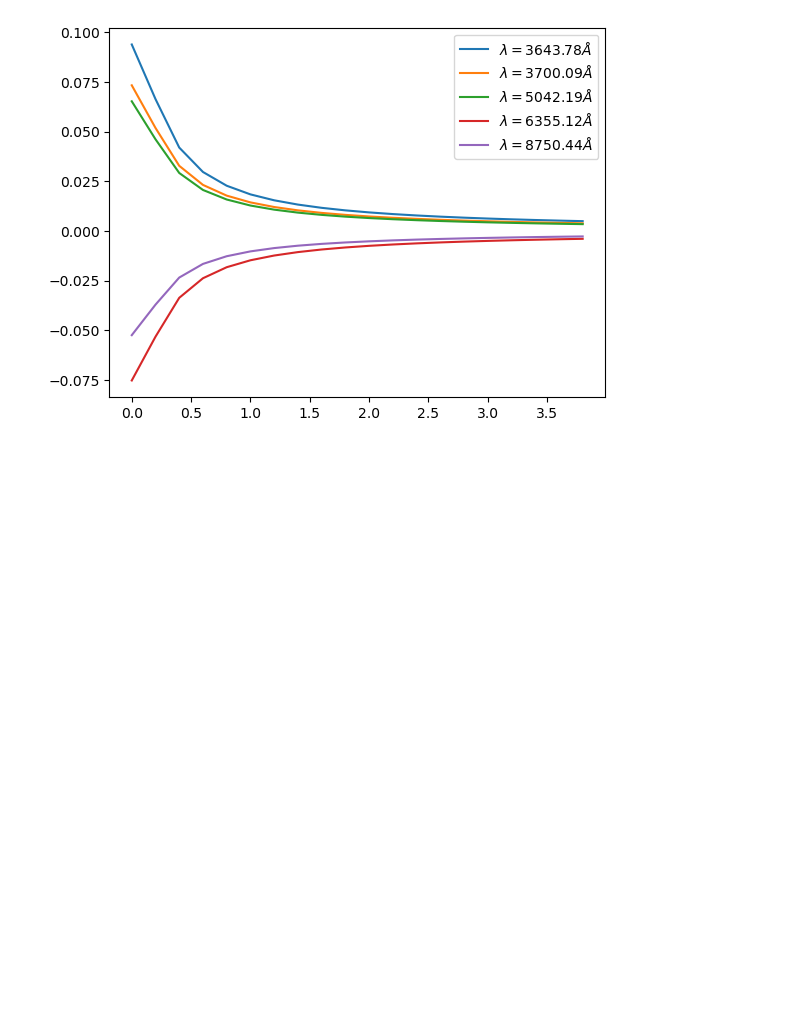
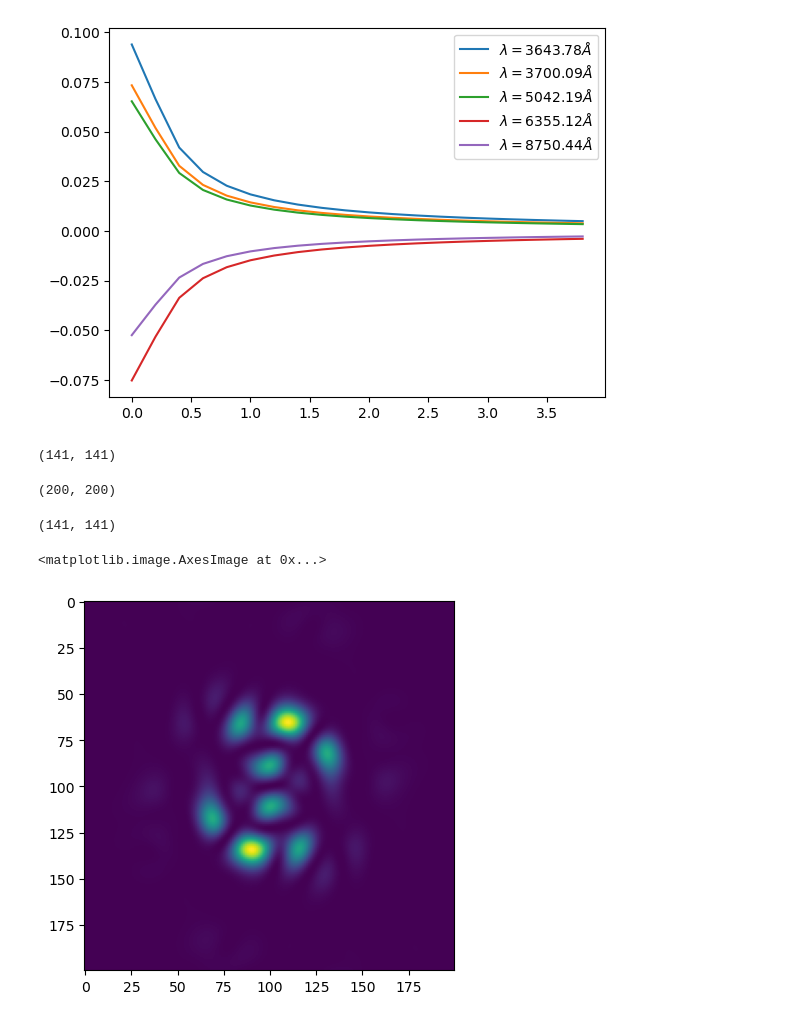
Before and after one commit to AlexGKim/II, a Jupyter notebook: sedona.ipynb, the cells around one changed output. Cells and saved outputs as stored; diff of their text form; code cells hidden in the pictures; blank space fills up the shorter version.

```diff
--- a/sedona.ipynb
+++ b/sedona.ipynb
@@ -502,3 +559,20 @@ gamma2snr2()
 # %% [output]
 [figure]
 [figure]
+# %%
+F00rot45.shape
+# %% [output]
+(141, 141)
+# %%
+F00.shape
+# %% [output]
+(200, 200)
+# %%
+scipy.ndimage.zoom(F00,1/numpy.sqrt(2)).shape
+# %% [output]
+(141, 141)
+# %%
+plt.imshow(F11)
+# %% [output]
+<matplotlib.image.AxesImage at 0x...>
+[figure, added]
```
Also changed, not shown: parts of 4 cells of this notebook.
